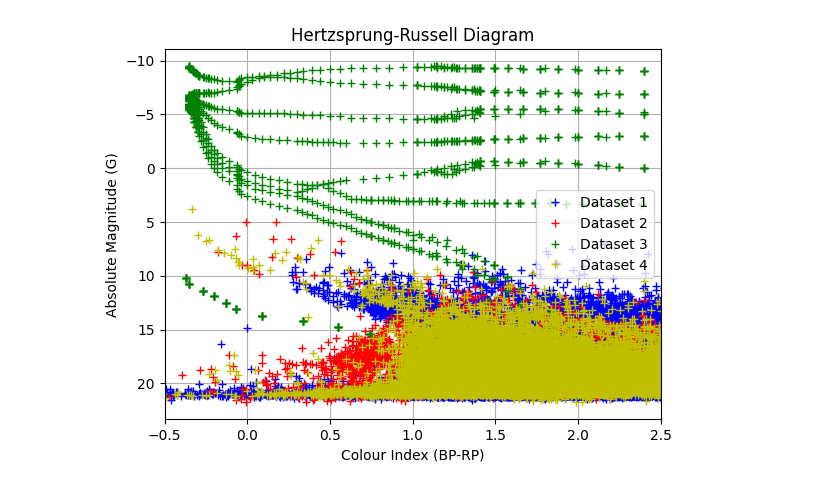
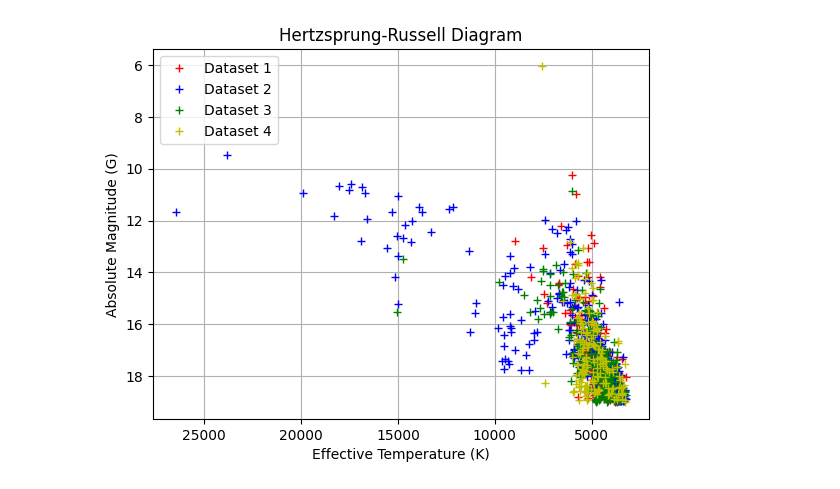
Before and after one commit to eadelgadillom/Astronomia_para_Todos, a Jupyter notebook: Actividad 3/HR_diagram.ipynb, the cells around one changed output. Drawn from its saved outputs; the diff is of its cells as text; code cells hidden in the pictures.

Commit message:
HR DIAGRAM

```diff
--- a/Actividad 3/HR_diagram.ipynb
+++ b/Actividad 3/HR_diagram.ipynb
@@ -26,41 +47,41 @@ import numpy as np
 import pandas as pd
 import matplotlib.pyplot as plt
 
-df1 = pd.read_csv("Sagittarius A.csv")
-df2 = pd.read_csv("ori nebula.csv")
-df3 = pd.read_csv("All_star.csv")
-df4 = pd.read_csv("Horsehead_nebula.csv")
+df1 = pd.read_csv("Betelgeuse.csv")
+df2 = pd.read_csv("Eta_Carinae.csv")
+df3 = pd.read_csv("Sirius_B.csv")
+df4 = pd.read_csv("IK Pegasi B.csv")
 
 # Dividir por archivos
 L1 = df1["phot_g_mean_mag"]
 T1 = df1["teff_gspphot"]
 C1 = df1["bp_rp"]
 
 L2 = df2["phot_g_mean_mag"]
 T2 = df2["teff_gspphot"]
 C2 = df2["bp_rp"]
 
 L3 = df3["phot_g_mean_mag"]
 T3 = df3["teff_gspphot"]
 C3 = df3["bp_rp"]
 
 L4 = df4["phot_g_mean_mag"]
 T4 = df4["teff_gspphot"]
 C4 = df4["bp_rp"]
 
 # Graficar los tres conjuntos de datos en el mismo gráfico con diferentes colores
-plt.plot(C1, L1, "b+", label="Dataset 1")  # Azul
-plt.plot(C2, L2, "r+", label="Dataset 2")  # Rojo
-plt.plot(C3, L3, "g+", label="Dataset 3")  # Verde
-plt.plot(C4, L4, "y+", label="Dataset 4")  # Amarillo
+plt.plot(T1, L1, "r+", label="Dataset 1")  # Azul
+plt.plot(T2, L2, "b+", label="Dataset 2")  # Rojo
+plt.plot(T3, L3, "g+", label="Dataset 3")  # Verde
+plt.plot(T4, L4, "y+", label="Dataset 4")  # Amarillo
 
 plt.grid()
-plt.xlabel("Colour Index (BP-RP)")
-plt.xlim(-0.5, 2.5)
+plt.xlabel("Effective Temperature (K)")
+plt.gca().invert_xaxis()
 plt.ylabel("Absolute Magnitude (G)")
 plt.gca().invert_yaxis()
 plt.title("Hertzsprung-Russell Diagram")
 plt.legend()
 plt.show()
 # %% [output]
-[figure, old version]
+[figure, new version]
```
Also changed, not shown: parts of 3 cells of this notebook, 11 other files.
